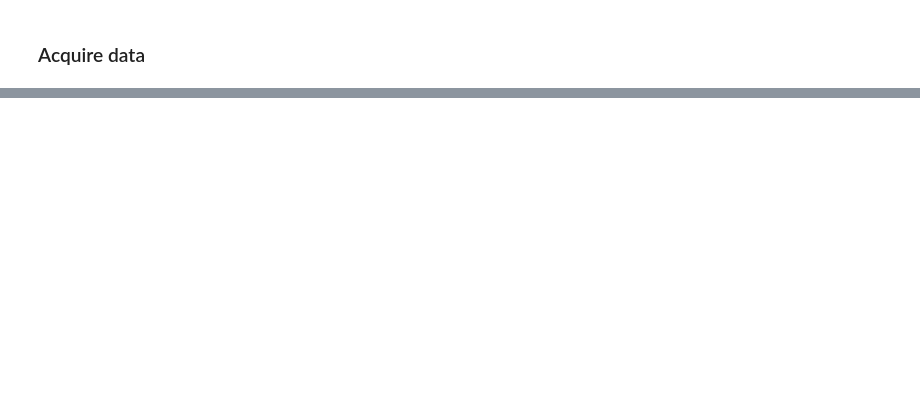
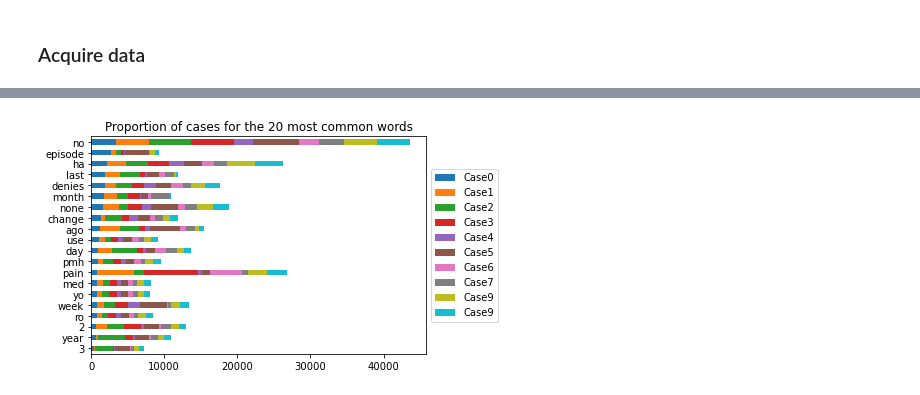
Before and after one commit to codeup-nlp-capstone/clinical_patient_notes, a Jupyter notebook: jag-mvp-model.ipynb, the cells around one changed output, grey strips where cells are left out. Cells and saved outputs as stored; diff of their text form; code cells hidden in the pictures; blank space fills up the shorter version.

```diff
--- a/jag-mvp-model.ipynb
+++ b/jag-mvp-model.ipynb
@@ -38,0 +236,20 @@ pd.set_option('display.max_colwidth', None)
+# %%
+# Calculate word frequencies
+case0_freq = pd.Series(case0_words).value_counts()
+case1_freq = pd.Series(case1_words).value_counts()
+case2_freq = pd.Series(case2_words).value_counts()
+case3_freq = pd.Series(case3_words).value_counts()
+case4_freq = pd.Series(case4_words).value_counts()
+case5_freq = pd.Series(case5_words).value_counts()
+case6_freq = pd.Series(case6_words).value_counts()
+case7_freq = pd.Series(case7_words).value_counts()
+case8_freq = pd.Series(case8_words).value_counts()
+case9_freq = pd.Series(case9_words).value_counts()
+all_freq = pd.Series(all_words).value_counts()
+# %%
+# Look at 20 most common words
+word_counts = (pd.concat([all_freq, case0_freq, case1_freq, case2_freq, case3_freq, case4_freq, case5_freq, case6_freq, case7_freq, case8_freq, case9_freq], axis = 1, sort = True)
+                .set_axis(['all', 'Case0', 'Case1', 'Case2', 'Case3', 'Case4', 'Case5', 'Case6', 'Case7', 'Case8', 'Case9'], axis = 1, inplace = False)
+                .fillna(0)
+                .apply(lambda s: s.astype(int)))
+word_counts.sort_values(by = 'all', ascending = False).head(20)
@@ -38,0 +274,25 @@ pd.set_option('display.max_colwidth', None)
+# %%
+# figure out the percentage of language in words
+(word_counts
+ .assign(p_case0 = word_counts.Case0 / word_counts['all'],
+        p_case1 = word_counts.Case1 / word_counts['all'],
+        p_case2 = word_counts.Case2 / word_counts['all'],
+        p_case3 = word_counts.Case3 / word_counts['all'],
+        p_case4 = word_counts.Case4 / word_counts['all'],
+        p_case5 = word_counts.Case5 / word_counts['all'],
+        p_case6 = word_counts.Case6 / word_counts['all'],
+        p_case7 = word_counts.Case7 / word_counts['all'],
+        p_case8 = word_counts.Case8 / word_counts['all'],
+        p_case9 = word_counts.Case9 / word_counts['all'])
+
+ .sort_values(by = 'all')
+ [['Case0', 'Case1', 'Case2', 'Case3', 'Case4', 'Case5', 'Case6', 'Case7', 'Case9', 'Case9']]
+ .tail(20)
+ .sort_values('Case0')
+ .plot.barh(stacked=True))
+
+plt.legend(loc='center left', bbox_to_anchor=(1, 0.5))
+
+plt.title('Proportion of cases for the 20 most common words');
+# %% [output]
+[figure, added]
```
Also changed, not shown: parts of 39 cells of this notebook, 1 other file.
